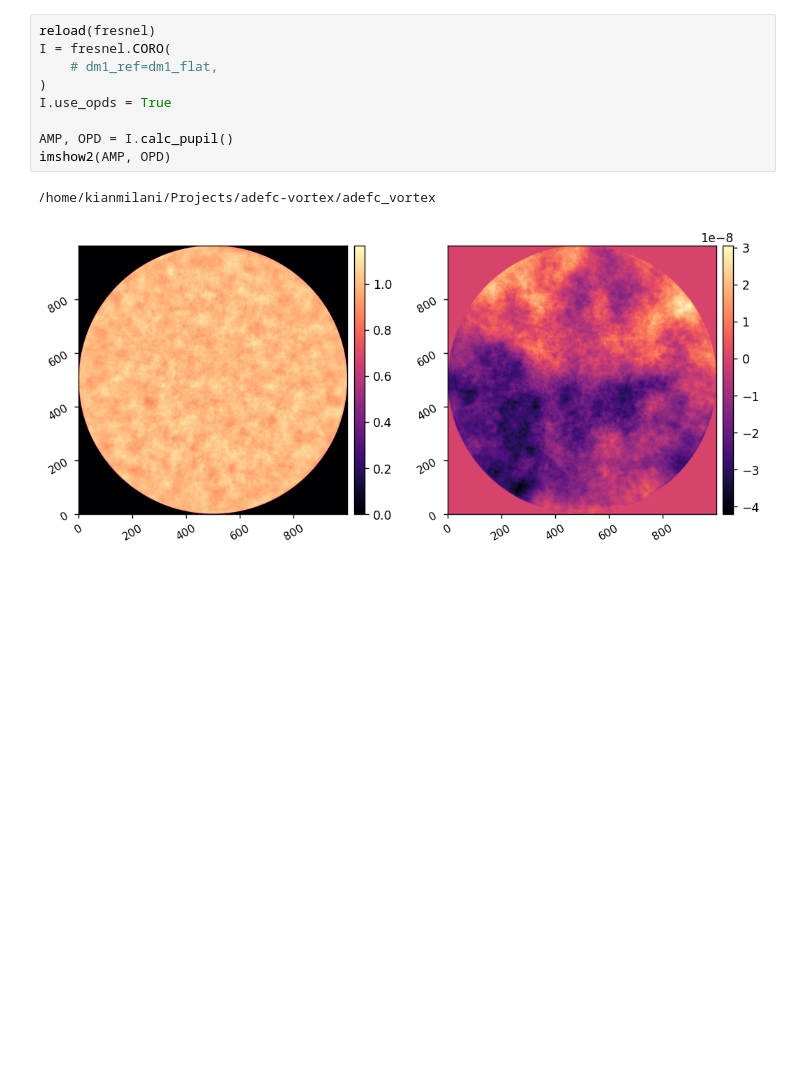
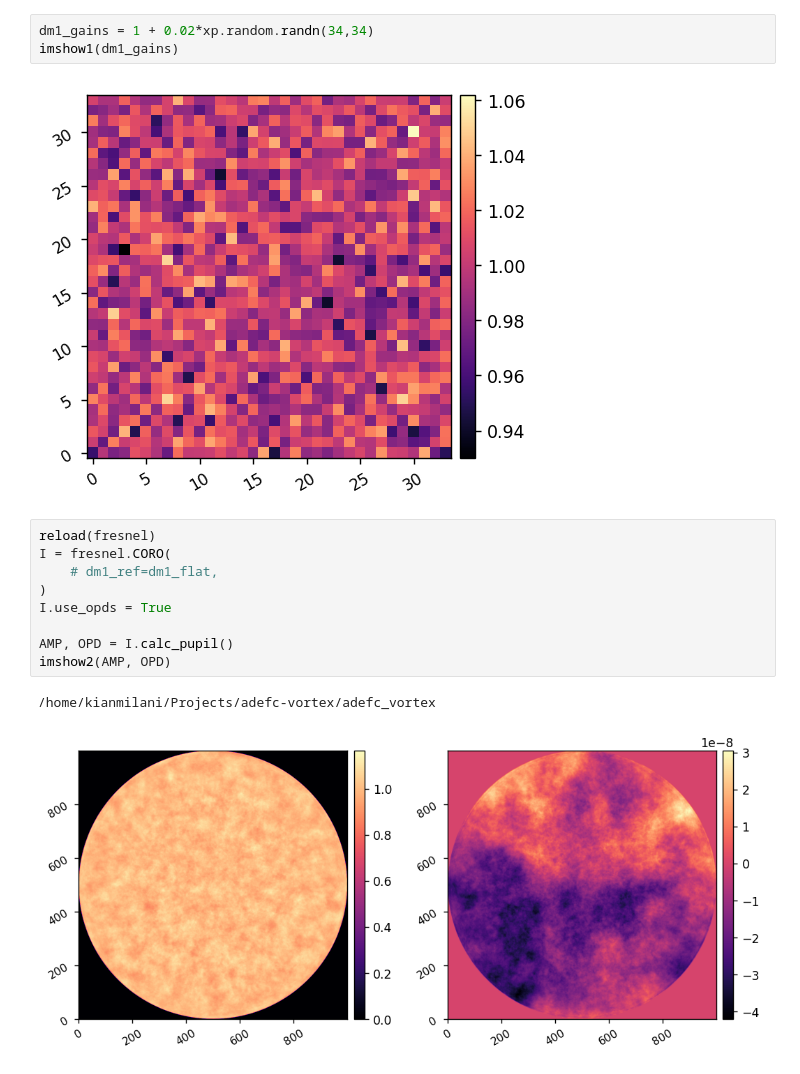
Before and after one commit to kian1377/aefc-vortex, a Jupyter notebook: simulations/fresnel_efc_bb.ipynb, the cells around one changed output. Cells and saved outputs as stored; diff of their text form; blank space fills up the shorter version.

```diff
--- a/simulations/fresnel_efc_bb.ipynb
+++ b/simulations/fresnel_efc_bb.ipynb
@@ -45,6 +46,11 @@ dm1_flat = xp.rot90(xp.rot90( utils.load_fits('dm1_flat_command.fits') ))
  [6.41875e-07 6.50000e-07 6.58125e-07]
  [6.66250e-07 6.74375e-07 6.82500e-07]]
 [6.25625e-07 6.50000e-07 6.74375e-07]
+# %%
+dm1_gains = 1 + 0.02*xp.random.randn(34,34)
+imshow1(dm1_gains)
+# %% [output]
+[figure, added]
 # %%
 reload(fresnel)
 I = fresnel.CORO(
```
Also changed, not shown: parts of 6 cells of this notebook, 3 other files.
